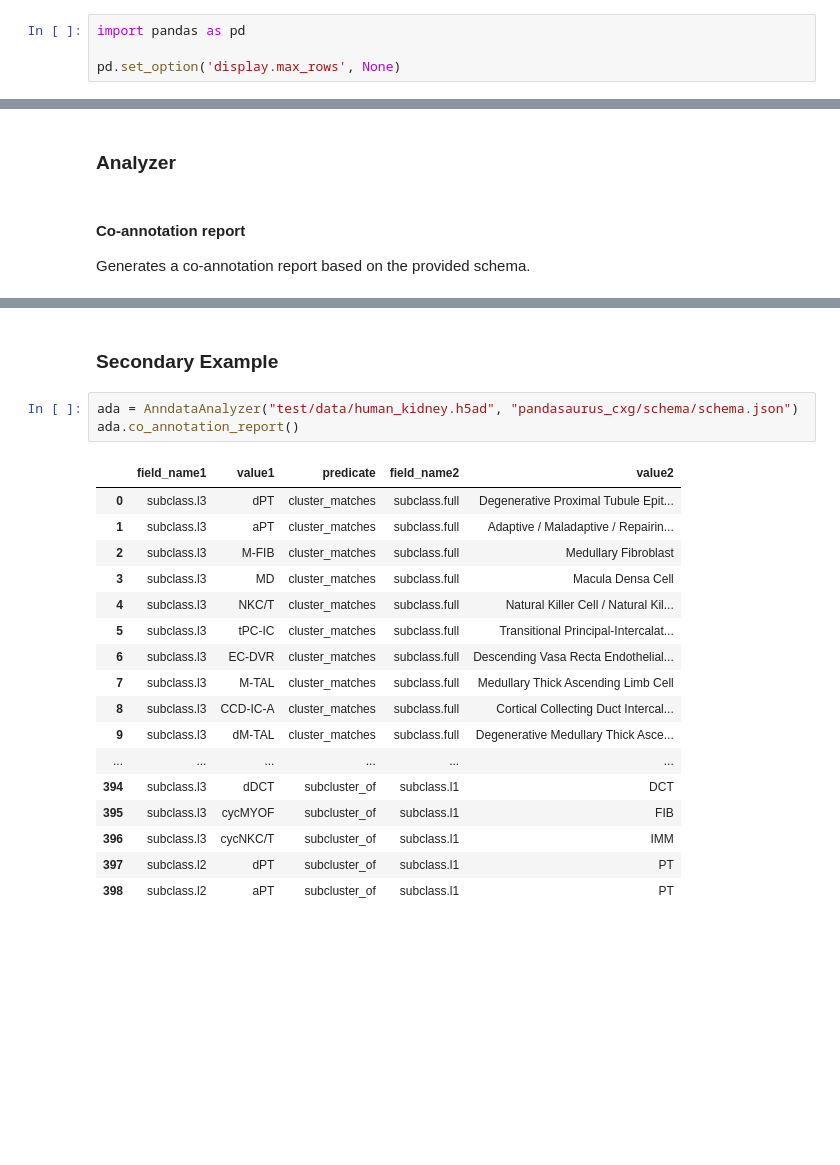
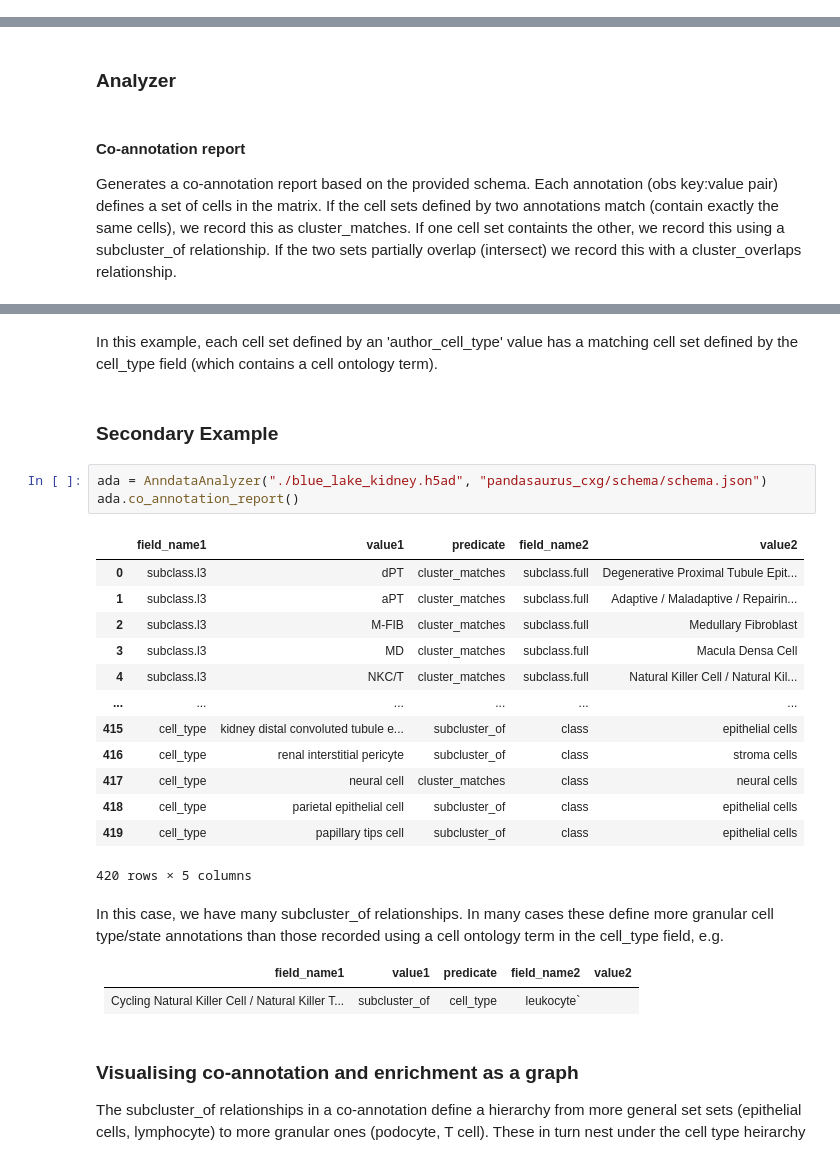
Before and after one commit to INCATools/pandasaurus_cxg, a Jupyter notebook: walkthrough.ipynb, the cells around one changed output, grey strips where cells are left out. Drawn from its saved outputs; the diff is of its cells as text; blank space fills up the shorter version.

```diff
--- a/walkthrough.ipynb
+++ b/walkthrough.ipynb
@@ -60,4 +81,0 @@ Pandas configuration to display all rows
-# %%
-import pandas as pd
-
-pd.set_option('display.max_rows', None)
@@ -188,8 +169,8 @@ ada = AnndataAnalyzer("test/data/test_covid.h5ad", "pandasaurus_cxg/schema/schem
 # %% [markdown]
 ### Analyzer
-# %% [markdown]
-#### Co-annotation report
-Generates a co-annotation report based on the provided schema.
+# %% [markdown]
+#### Co-annotation report
+Generates a co-annotation report based on the provided schema.  Each annotation (obs key:value pair) defines a set of cells in the matrix. If the cell sets defined by two annotations match (contain exactly the same cells), we record this as cluster_matches.  If one cell set containts the other, we record this using a subcluster_of relationship.  If the two sets partially overlap (intersect) we record this with a cluster_overlaps relationship.
 # %%
 ada.co_annotation_report()
 # %% [output]
@@ -208,26 +189,34 @@ ada.co_annotation_report()
 | 11 | author_cell_type | double-positive T cell (DPT) | cluster_matches | cell_type | double-positive, alpha-beta thymo... |
 | 12 | author_cell_type | double negative T cell (DNT) | cluster_matches | cell_type | double negative thymocyte |
 | 13 | author_cell_type | TCRVbeta13.1pos | cluster_matches | cell_type | T cell |
+# %% [markdown]
+In this example, each cell set defined by an 'author_cell_type' value has a matching cell set defined by the cell_type field (which contains a cell ontology term).
 # %% [markdown]
 ### Secondary Example
 # %%
-ada = AnndataAnalyzer("test/data/human_kidney.h5ad", "pandasaurus_cxg/schema/schema.json")
+ada = AnndataAnalyzer("./blue_lake_kidney.h5ad", "pandasaurus_cxg/schema/schema.json")
 ada.co_annotation_report()
 # %% [output]
 |  | field_name1 | value1 | predicate | field_name2 | value2 |
 | 0 | subclass.l3 | dPT | cluster_matches | subclass.full | Degenerative Proximal Tubule Epit... |
 | 1 | subclass.l3 | aPT | cluster_matches | subclass.full | Adaptive / Maladaptive / Repairin... |
 | 2 | subclass.l3 | M-FIB | cluster_matches | subclass.full | Medullary Fibroblast |
 | 3 | subclass.l3 | MD | cluster_matches | subclass.full | Macula Densa Cell |
 | 4 | subclass.l3 | NKC/T | cluster_matches | subclass.full | Natural Killer Cell / Natural Kil... |
-| 5 | subclass.l3 | tPC-IC | cluster_matches | subclass.full | Transitional Principal-Intercalat... |
-| 6 | subclass.l3 | EC-DVR | cluster_matches | subclass.full | Descending Vasa Recta Endothelial... |
-| 7 | subclass.l3 | M-TAL | cluster_matches | subclass.full | Medullary Thick Ascending Limb Cell |
-| 8 | subclass.l3 | CCD-IC-A | cluster_matches | subclass.full | Cortical Collecting Duct Intercal... |
-| 9 | subclass.l3 | dM-TAL | cluster_matches | subclass.full | Degenerative Medullary Thick Asce... |
 | ... | ... | ... | ... | ... | ... |
-| 394 | subclass.l3 | dDCT | subcluster_of | subclass.l1 | DCT |
-| 395 | subclass.l3 | cycMYOF | subcluster_of | subclass.l1 | FIB |
-| 396 | subclass.l3 | cycNKC/T | subcluster_of | subclass.l1 | IMM |
-| 397 | subclass.l2 | dPT | subcluster_of | subclass.l1 | PT |
-| 398 | subclass.l2 | aPT | subcluster_of | subclass.l1 | PT |
+| 415 | cell_type | kidney distal convoluted tubule e... | subcluster_of | class | epithelial cells |
+| 416 | cell_type | renal interstitial pericyte | subcluster_of | class | stroma cells |
+| 417 | cell_type | neural cell | cluster_matches | class | neural cells |
+| 418 | cell_type | parietal epithelial cell | subcluster_of | class | epithelial cells |
+| 419 | cell_type | papillary tips cell | subcluster_of | class | epithelial cells |
+420 rows × 5 columns
+# %% [markdown]
+In this case, we have many subcluster_of relationships.  In many cases these define more granular cell type/state annotations than those recorded using a cell ontology term in the cell_type field, e.g.
+
+| field_name1	| value1 |	predicate| field_name2	| value2
+| -- | -- | -- | -- | -- |
+| Cycling Natural Killer Cell / Natural Killer T... |	subcluster_of |	cell_type | leukocyte`|
+# %% [markdown]
+### Visualising co-annotation and enrichment as a graph
+
+The subcluster_of relationships in a co-annotation define a hierarchy from more general set sets (epithelial cells, lymphocyte) to more granular ones (podocyte, T cell).  These in turn nest under the cell type heirarchy
```
Also changed, not shown: parts of 34 cells of this notebook.
